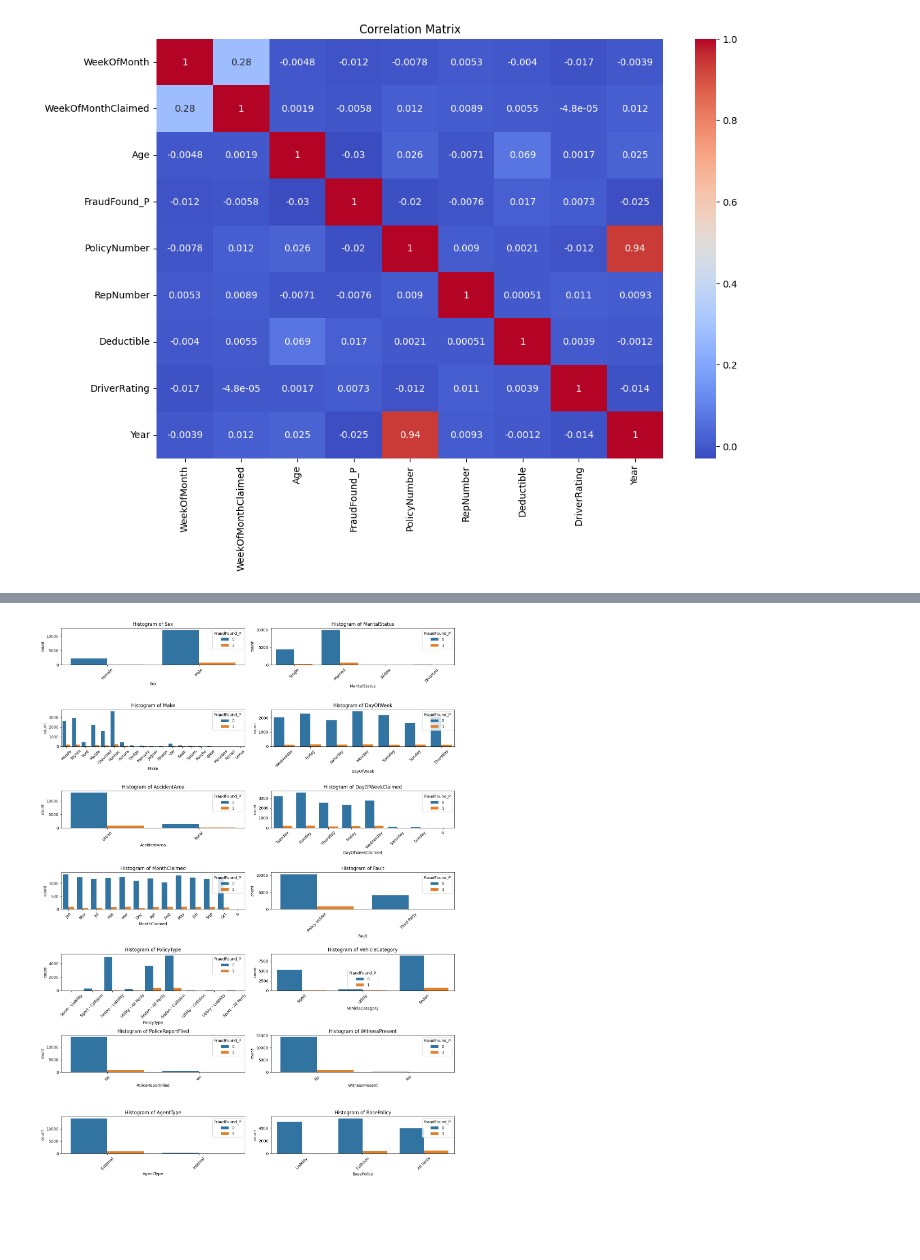
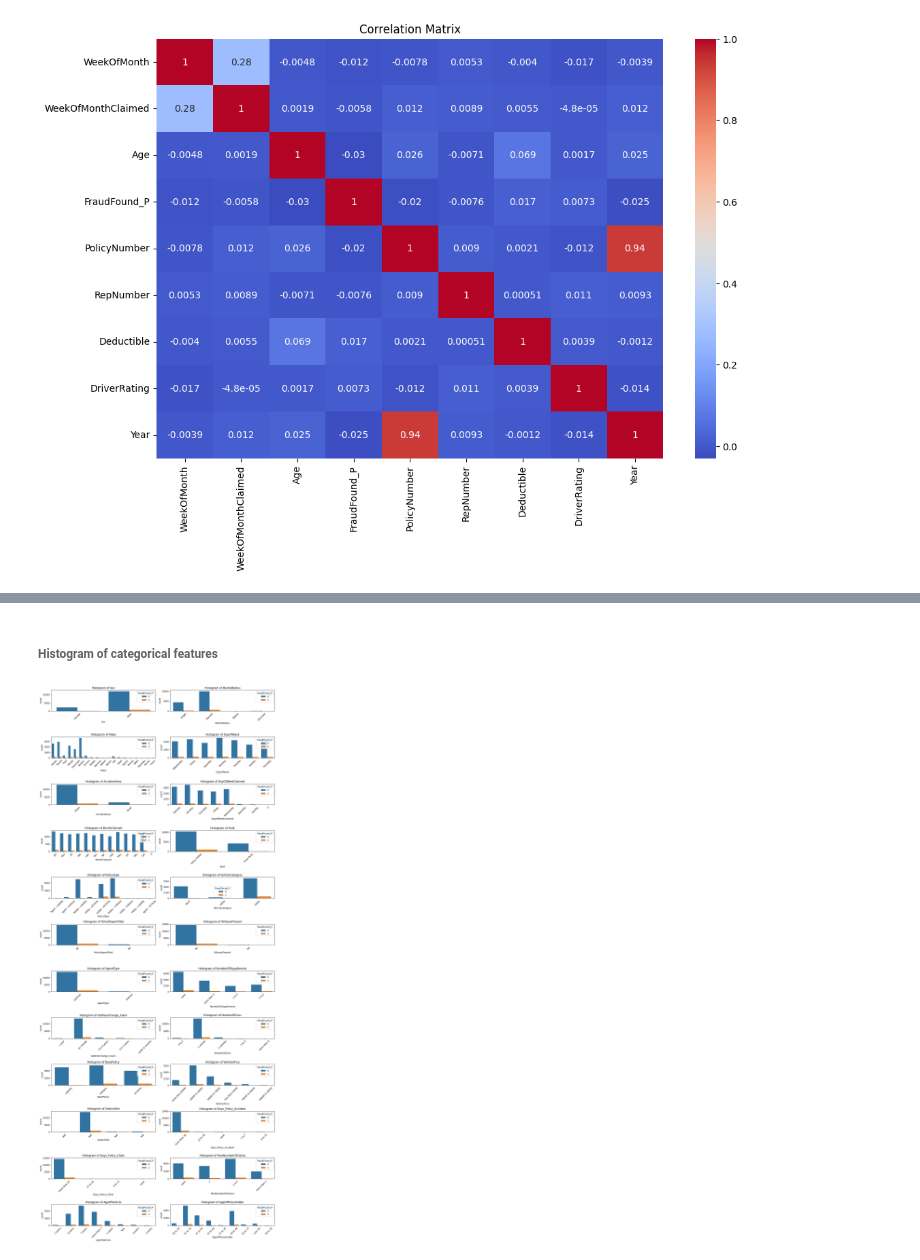
Before and after one commit to Alirezarahhmati/KaggleClaimFraudClassification, a Jupyter notebook: FraudDetector.ipynb, the cells around one changed output, grey strips where cells are left out. Saved outputs shown, nothing was run; the diff lists cells and outputs as text; code cells hidden in the pictures; blank space fills up the shorter version.

```diff
--- a/FraudDetector.ipynb
+++ b/FraudDetector.ipynb
@@ -111,11 +115,11 @@ continuous_cols = ['Age', 'WeekOfMonth', 'WeekOfMonthClaimed', 'PolicyNumber', '
 
 # Calculate the number of rows and columns for subplots
 num_plots = len(continuous_cols)
-num_rows = int(num_plots/2) + num_plots%2
-num_cols = 2
+num_rows = int(num_plots/3) + num_plots%3
+num_cols = 3
 
 # Create a figure with subplots
-fig, axes = plt.subplots(num_rows, num_cols, figsize=(15, 20))
+fig, axes = plt.subplots(num_rows, num_cols, figsize=(15, 15))
 
 # Flatten the axes array for easier iteration
 axes = axes.flatten()
@@ -140,36 +144,41 @@ plt.show()
+# %% [markdown]
+###### Histogram of categorical features
 # %%
 import matplotlib.pyplot as plt
 import seaborn as sns
 
 # Histogram of categorical features
-categorical_cols = ['Sex', 'MaritalStatus', 'Make', 'DayOfWeek', 'AccidentArea', 'DayOfWeekClaimed', 'MonthClaimed', 'Fault', 'PolicyType', 'VehicleCategory', 'PoliceReportFiled', 'WitnessPresent', 'AgentType', 'BasePolicy']
+categorical_cols = ['Sex', 'MaritalStatus', 'Make', 'DayOfWeek', 'AccidentArea', 'DayOfWeekClaimed', 'MonthClaimed', 'Fault', 'PolicyType',
+                    'VehicleCategory', 'PoliceReportFiled', 'WitnessPresent', 'AgentType', 'NumberOfSuppliments', 'AddressChange_Claim',
+                    'NumberOfCars', 'BasePolicy', 'VehiclePrice', 'Deductible', 'Days_Policy_Accident', 'Days_Policy_Claim',
+                    'PastNumberOfClaims', 'AgeOfVehicle', 'AgeOfPolicyHolder']
 
 # Calculate the number of rows and columns for subplots
 num_plots = len(categorical_cols)
 num_rows = int(num_plots/2) + num_plots%2
 num_cols = 2
 
 # Create a figure with subplots
-fig, axes = plt.subplots(num_rows, num_cols, figsize=(15, 20))
+fig, axes = plt.subplots(num_rows, num_cols, figsize=(15, 35))
 
 # Flatten the axes array for easier iteration
 axes = axes.flatten()
 
 # Iterate over categorical columns and create subplots
 for i, col in enumerate(categorical_cols):
     ax = axes[i]
     sns.countplot(x=col, hue='FraudFound_P', data=data, ax=ax)
     ax.set_title(f'Histogram of {col}')
     ax.tick_params(axis='x', rotation=45)
 
 # Remove any unused subplots
 for j in range(i+1, len(axes)):
     fig.delaxes(axes[j])
 
 # Adjust the spacing between subplots
 fig.tight_layout()
 
 # Show the plot
 plt.show()
 # %% [output]
-[figure, old version]
+[figure, new version]
```
Also changed, not shown: parts of 5 cells of this notebook.
